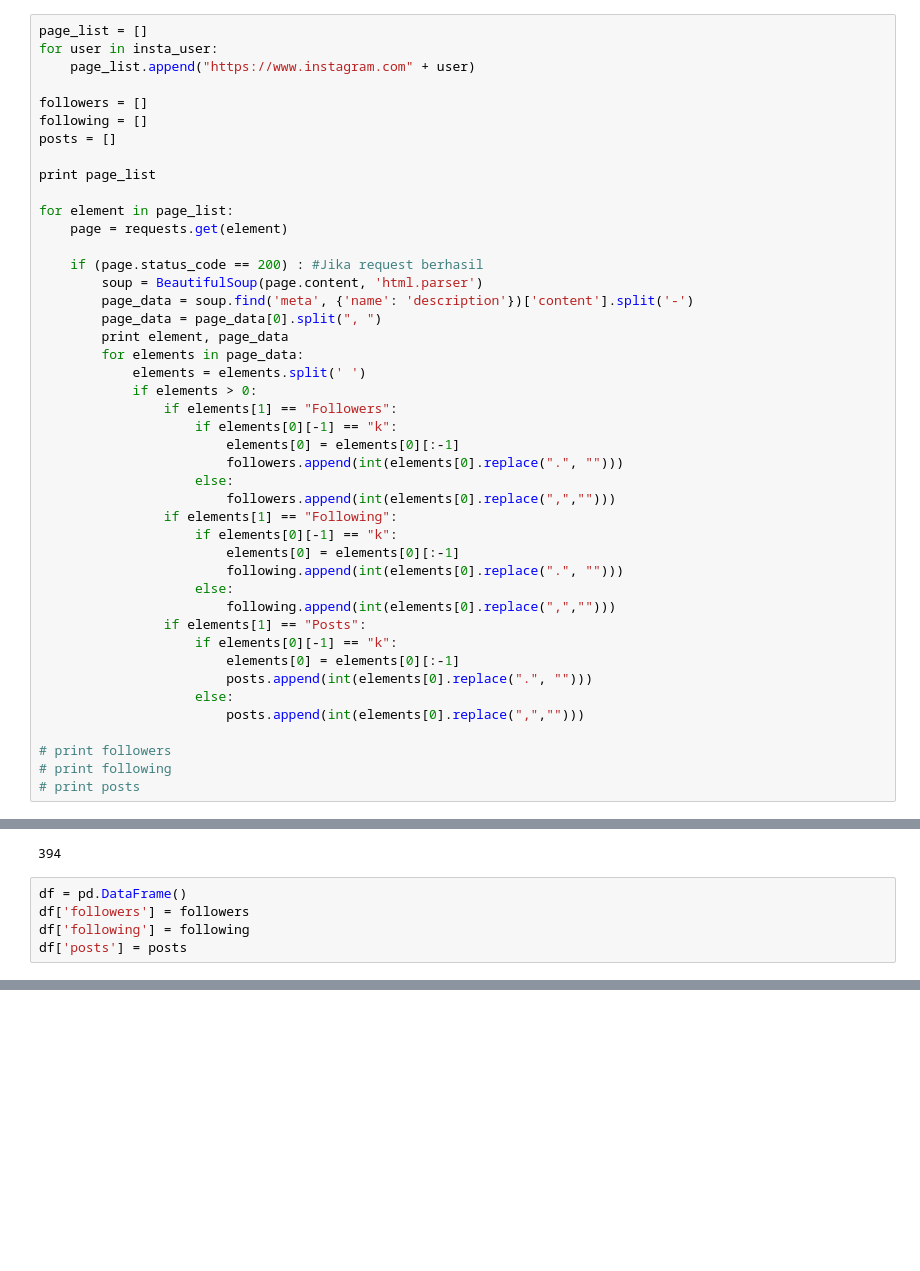
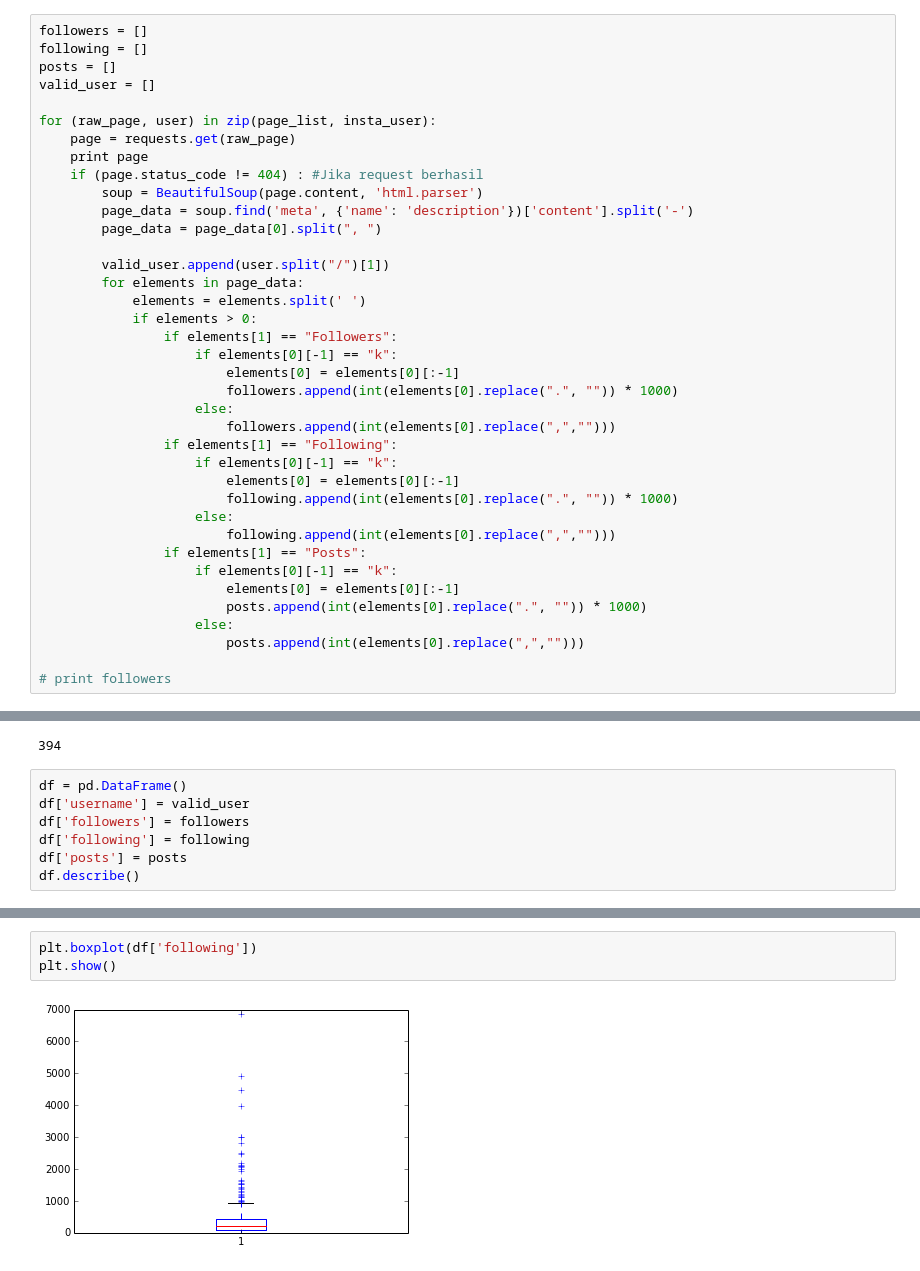
Before and after one commit to dzarrr/Tugas_1_TBD, a Jupyter notebook: TBD_2.ipynb, the cells around one changed output, grey strips where cells are left out. Saved outputs shown, nothing was run; the diff lists cells and outputs as text; blank space fills up the shorter version.

```diff
--- a/TBD_2.ipynb
+++ b/TBD_2.ipynb
@@ -14,45 +42,39 @@ len(insta_user)
 # %%
-page_list = []
-for user in insta_user:
-    page_list.append("https://www.instagram.com" + user)
-
 followers = []
 following = []
 posts = []
+valid_user = []
 
-print page_list
-
-for element in page_list:
-    page = requests.get(element)
-
-    if (page.status_code == 200) : #Jika request berhasil
+for (raw_page, user) in zip(page_list, insta_user):
+    page = requests.get(raw_page)
+    print page
+    if (page.status_code != 404) : #Jika request berhasil
         soup = BeautifulSoup(page.content, 'html.parser')
         page_data = soup.find('meta', {'name': 'description'})['content'].split('-')
         page_data = page_data[0].split(", ")
-        print element, page_data
+
+        valid_user.append(user.split("/")[1])
         for elements in page_data:
             elements = elements.split(' ')
             if elements > 0:
                 if elements[1] == "Followers":
                     if elements[0][-1] == "k":
                         elements[0] = elements[0][:-1]
-                        followers.append(int(elements[0].replace(".", "")))
+                        followers.append(int(elements[0].replace(".", "")) * 1000)
                     else:
                         followers.append(int(elements[0].replace(",","")))
                 if elements[1] == "Following":
                     if elements[0][-1] == "k":
                         elements[0] = elements[0][:-1]
-                        following.append(int(elements[0].replace(".", "")))
+                        following.append(int(elements[0].replace(".", "")) * 1000)
                     else:
                         following.append(int(elements[0].replace(",","")))
                 if elements[1] == "Posts":
                     if elements[0][-1] == "k":
                         elements[0] = elements[0][:-1]
-                        posts.append(int(elements[0].replace(".", "")))
+                        posts.append(int(elements[0].replace(".", "")) * 1000)
                     else:
                         posts.append(int(elements[0].replace(",","")))
 
 # print followers
-# print following
-# print posts
 # %% [output]
@@ -79,6 +101,8 @@ print len(followers)
 394
 # %%
 df = pd.DataFrame()
+df['username'] = valid_user
 df['followers'] = followers
 df['following'] = following
 df['posts'] = posts
+df.describe()
@@ -84,0 +119,5 @@ df['posts'] = posts
+# %%
+plt.boxplot(df['following'])
+plt.show()
+# %% [output]
+[figure, added]
```
Also changed, not shown: parts of 9 cells of this notebook.
